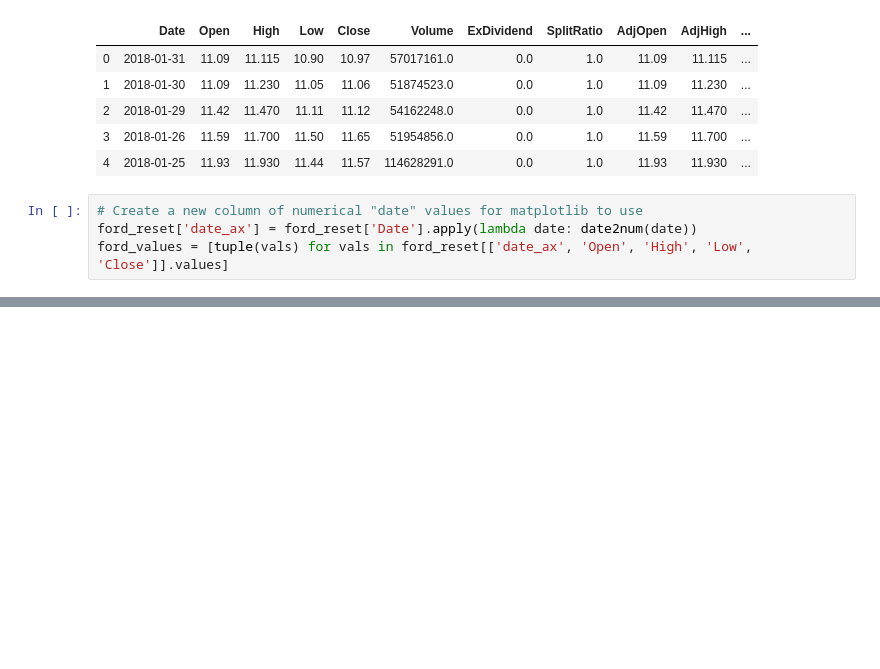
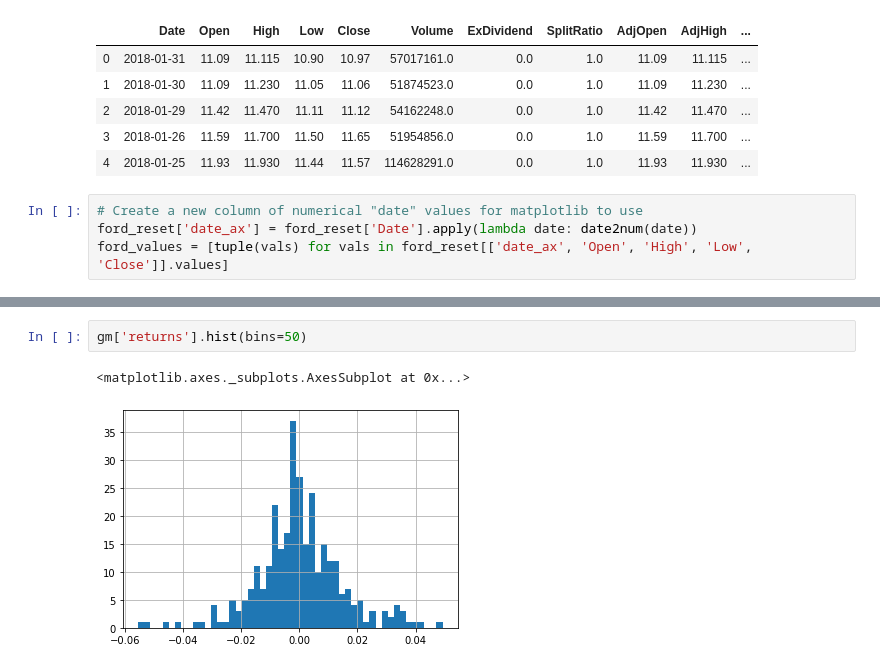
Before and after one commit to co-codin/Python-FinancialAnalysis, a Jupyter notebook: Exercises/Tesla Stock.ipynb, the cells around one changed output, grey strips where cells are left out. Saved outputs shown, nothing was run; the diff lists cells and outputs as text; blank space fills up the shorter version.

```diff
--- a/Exercises/Tesla Stock.ipynb
+++ b/Exercises/Tesla Stock.ipynb
@@ -155,0 +244,5 @@ candlestick_ohlc(ax, ford_values, width=0.6, colorup='g',colordown='r');
+# %%
+gm['returns'].hist(bins=50)
+# %% [output]
+<matplotlib.axes._subplots.AxesSubplot at 0x...>
+[figure, added]
```
Also changed, not shown: parts of 16 cells of this notebook.
